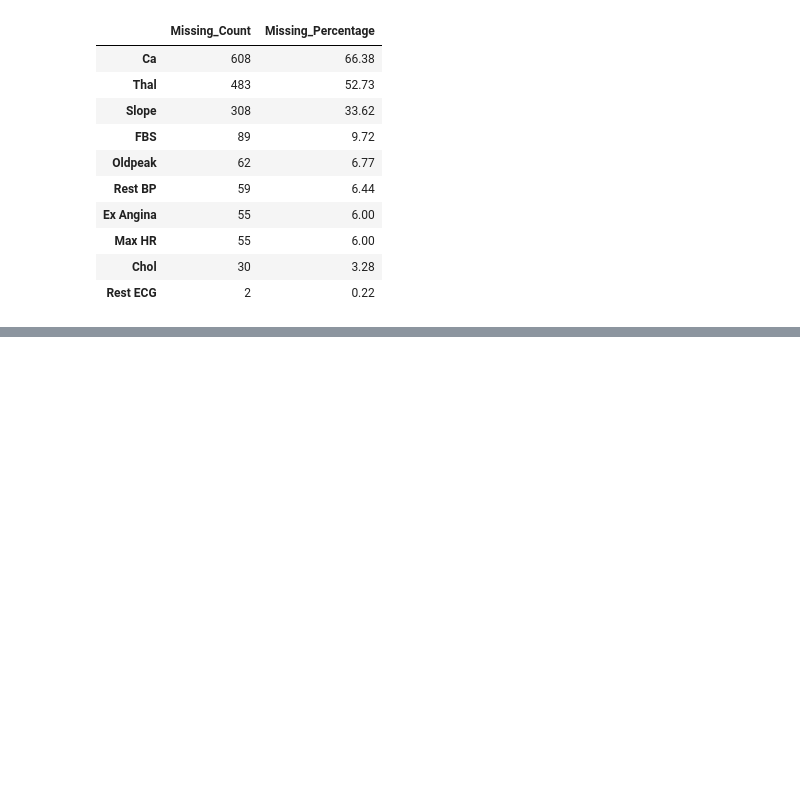
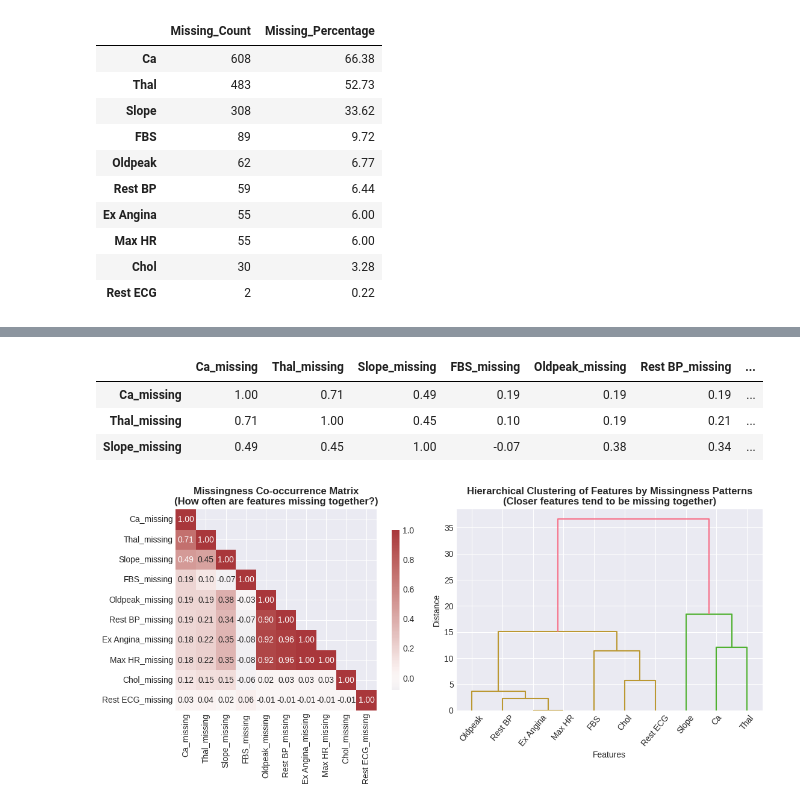
Before and after one commit to Ericn01/Heart-Disease-Prediction, a Jupyter notebook: data_exploration.ipynb, the cells around one changed output, grey strips where cells are left out. Drawn from its saved outputs; the diff is of its cells as text; code cells hidden in the pictures; blank space fills up the shorter version.

Commit message:
Beginning to investigate the relationship between missing variables to help with further analysis.

```diff
--- a/data_exploration.ipynb
+++ b/data_exploration.ipynb
@@ -107,0 +158,43 @@ missing_data
+# %%
+missing_cols = missing_data.index
+
+# Create binary missingness indicators
+missing_matrix = df[missing_cols].isnull().astype(int)
+missing_matrix.columns = [f"{col}_missing" for col in missing_cols]
+
+# Calculate co-occurrence (correlation of missingness)
+cooccurrence = missing_matrix.corr()
+
+cooccurrence.head(3).round(2)
+# %% [output]
+|  | Ca_missing | Thal_missing | Slope_missing | FBS_missing | Oldpeak_missing | Rest BP_missing | ... |
+| Ca_missing | 1.00 | 0.71 | 0.49 | 0.19 | 0.19 | 0.19 | ... |
+| Thal_missing | 0.71 | 1.00 | 0.45 | 0.10 | 0.19 | 0.21 | ... |
+| Slope_missing | 0.49 | 0.45 | 1.00 | -0.07 | 0.38 | 0.34 | ... |
+# %%
+from scipy.cluster.hierarchy import dendrogram, linkage
+
+# Plotting the correlation of missing features
+fig, ax = plt.subplots(ncols=2, figsize=(12, 5))
+mask = np.triu(np.ones_like(cooccurrence, dtype=bool), k=1)
+sns.heatmap(cooccurrence, annot=True, fmt='.2f', cmap='vlag',
+            center=0, square=True, mask=mask, cbar_kws={"shrink": 0.8}, ax=ax[0])
+ax[0].set_title('Missingness Co-occurrence Matrix',
+         fontweight='bold')
+
+
+# Cluster features by missingness patterns
+linkage_matrix = linkage(missing_matrix.T, method='ward')
+
+dendrogram(linkage_matrix, labels=[col.replace('_missing', '')
+                                    for col in missing_matrix.columns],
+           leaf_rotation=50, leaf_font_size=10, ax=ax[1])
+ax[1].set_title('Hierarchical Clustering of Features by Missingness Patterns', fontweight='bold')
+ax[1].set_xlabel('Features')
+ax[1].set_ylabel('Distance')
+
+
+plt.tight_layout()
+plt.show()
+# %% [output]
+[figure, added]
```
Also changed, not shown: parts of 5 cells of this notebook, 1 other file.
